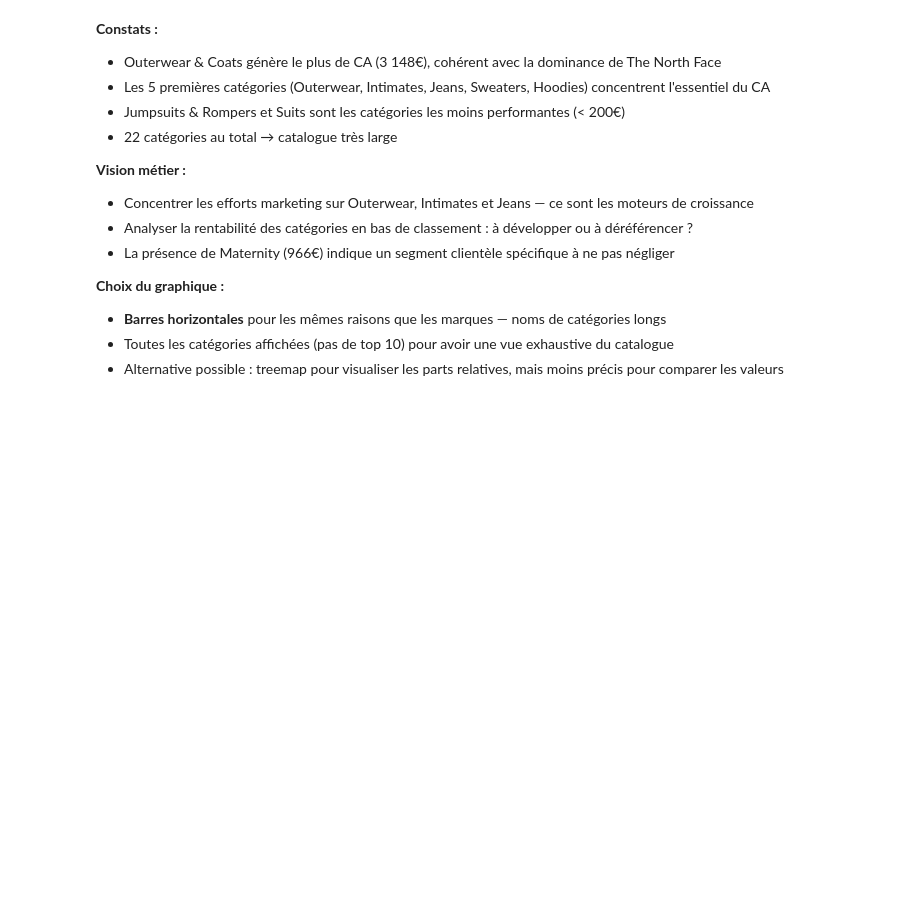
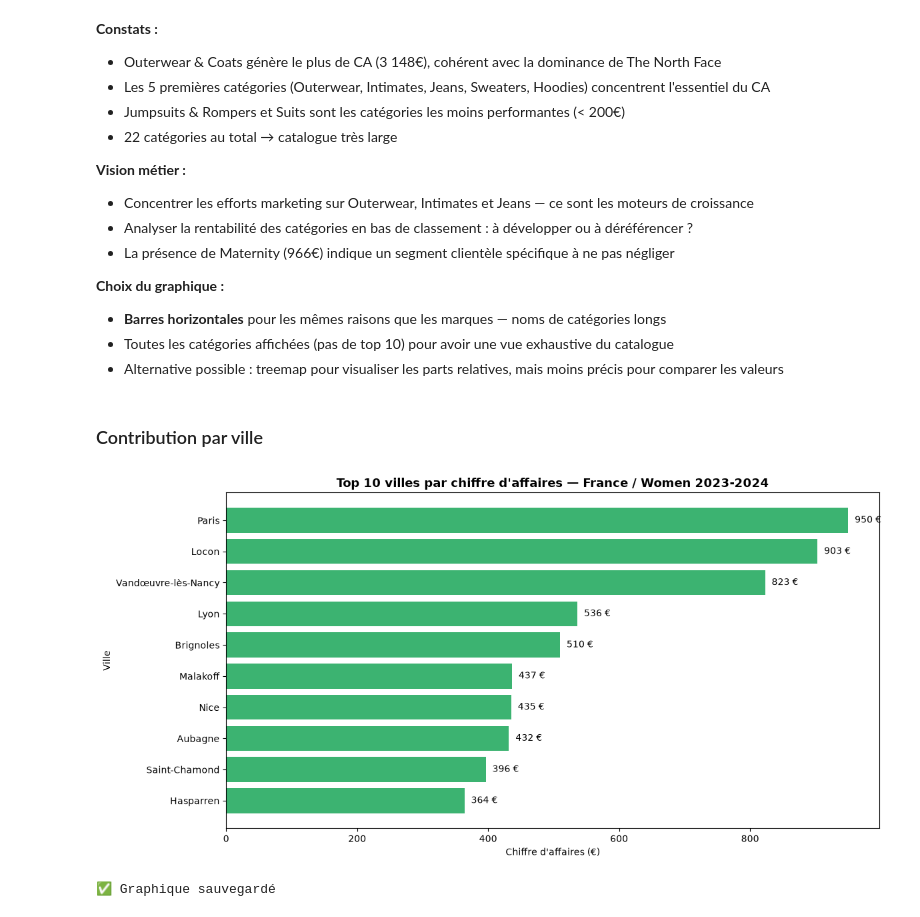
Before and after one commit to Fatima-Zahra37/projet-ecommerce-data, a Jupyter notebook: notebooks/eda_ecommerce.ipynb, the cells around one changed output. Saved outputs shown, nothing was run; the diff lists cells and outputs as text; code cells hidden in the pictures; blank space fills up the shorter version.

Commit message:
feat : EDA - contribution par ville

```diff
--- a/notebooks/eda_ecommerce.ipynb
+++ b/notebooks/eda_ecommerce.ipynb
@@ -423,3 +428,28 @@ print("✅ Graphique sauvegardé")
 - **Barres horizontales** pour les mêmes raisons que les marques — noms de catégories longs
 - Toutes les catégories affichées (pas de top 10) pour avoir une vue exhaustive du catalogue
 - Alternative possible : treemap pour visualiser les parts relatives, mais moins précis pour comparer les valeurs
+# %% [markdown]
+### Contribution par ville
+# %%
+# Contribution par ville - Top 10 (sur lignes Complete uniquement)
+ca_ville = df_ventes.groupby('city')['sale_price'].sum().sort_values(ascending=False).head(10)
+
+fig, ax = plt.subplots(figsize=(12, 6))
+bars = ax.barh(ca_ville.index[::-1], ca_ville.values[::-1], color='mediumseagreen')
+
+# Ajout des valeurs sur les barres
+for bar, val in zip(bars, ca_ville.values[::-1]):
+    ax.text(bar.get_width() + 10, bar.get_y() + bar.get_height()/2,
+            f'{val:,.0f} €', va='center', fontsize=10)
+
+ax.set_title("Top 10 villes par chiffre d'affaires — France / Women 2023-2024",
+             fontsize=13, fontweight='bold')
+ax.set_xlabel("Chiffre d'affaires (€)")
+ax.set_ylabel("Ville")
+plt.tight_layout()
+plt.savefig('../data/viz_contribution_villes.png', dpi=150, bbox_inches='tight')
+plt.show()
+print("✅ Graphique sauvegardé")
+# %% [output]
+[figure, added]
+✅ Graphique sauvegardé
```
Also changed, not shown: parts of 4 cells of this notebook, 1 other file.
